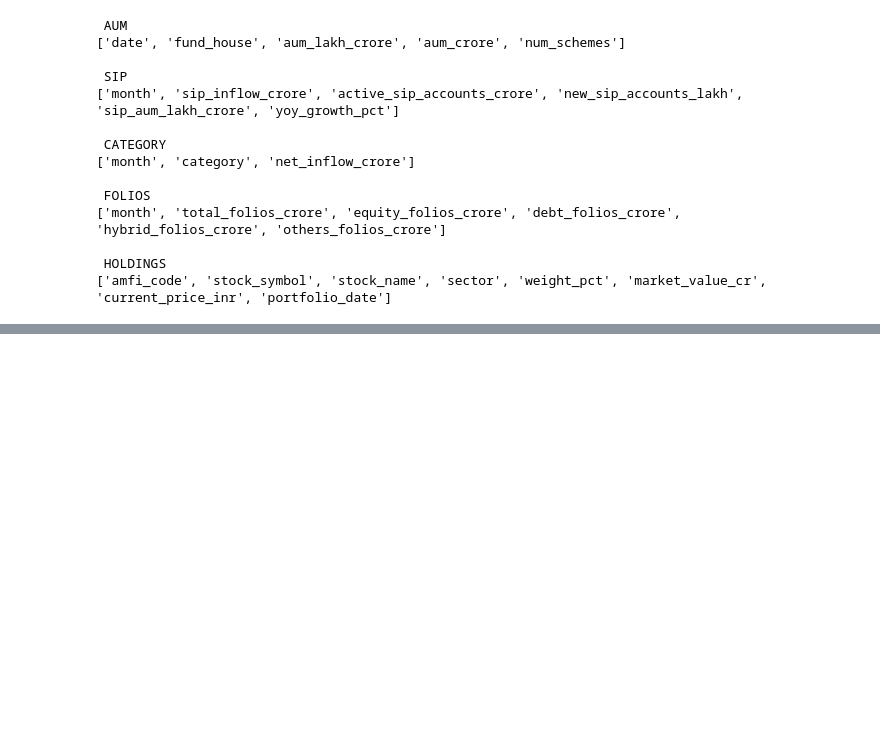
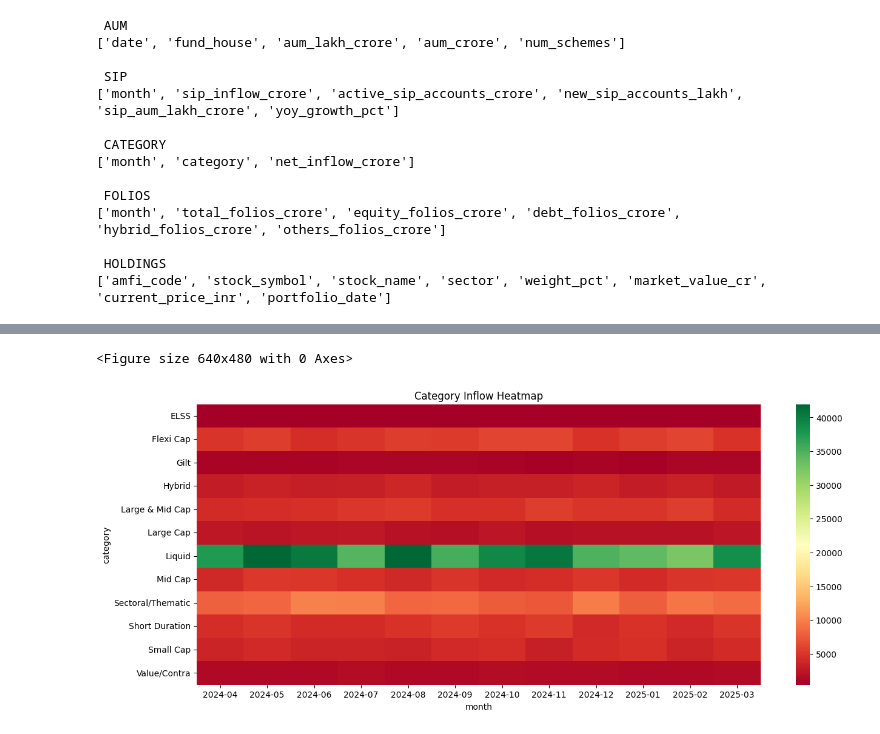
Before and after one commit to amabxbszh-droid/Capstone_Project1-mutual_fund_analytics, a Jupyter notebook: notebooks/EDA_Analysis.ipynb, the cells around one changed output, grey strips where cells are left out. Cells and saved outputs as stored; diff of their text form; code cells hidden in the pictures; blank space fills up the shorter version.

```diff
--- a/notebooks/EDA_Analysis.ipynb
+++ b/notebooks/EDA_Analysis.ipynb
@@ -37,0 +62,46 @@ for name, df in {
+# %%
+import plotly.express as px
+
+sip["month"] = pd.to_datetime(sip["month"])
+
+fig = px.line(
+    sip,
+    x="month",
+    y="sip_inflow_crore",
+    title="Monthly SIP Inflows"
+)
+
+peak_row = sip.loc[sip["sip_inflow_crore"].idxmax()]
+
+fig.add_annotation(
+    x=peak_row["month"],
+    y=peak_row["sip_inflow_crore"],
+    text=f"₹{peak_row['sip_inflow_crore']:,.0f} Cr High"
+)
+
+
+
+plt.savefig("../reports/charts/aum_growth2.png")
+fig.show()
+# %% [output]
+<Figure size 640x480 with 0 Axes>
+# %%
+pivot = category.pivot_table(
+    index="category",
+    columns="month",
+    values="net_inflow_crore"
+)
+
+plt.figure(figsize=(15,6))
+
+sns.heatmap(
+    pivot,
+    cmap="RdYlGn"
+)
+
+plt.title("Category Inflow Heatmap")
+
+plt.savefig("../reports/charts/category_heatmap.png")
+plt.show()
+# %% [output]
+[figure, added]
```
Also changed, not shown: parts of 7 cells of this notebook, 5 other files.
